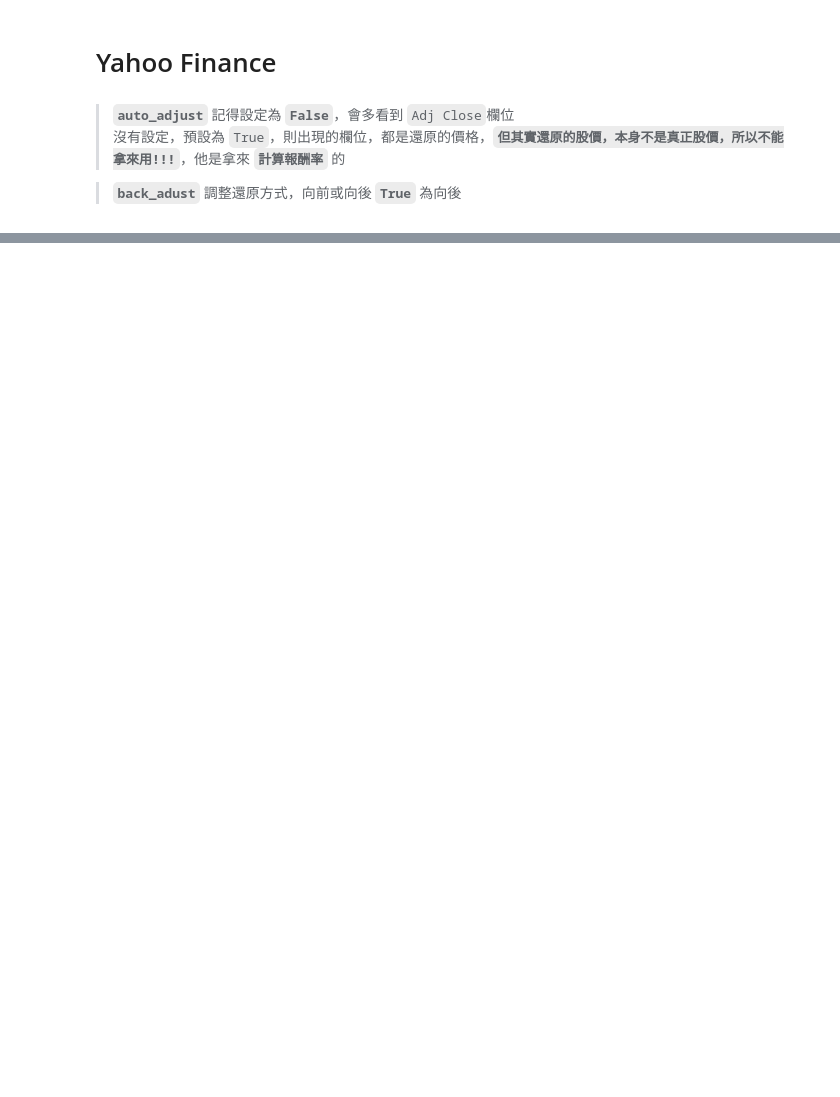
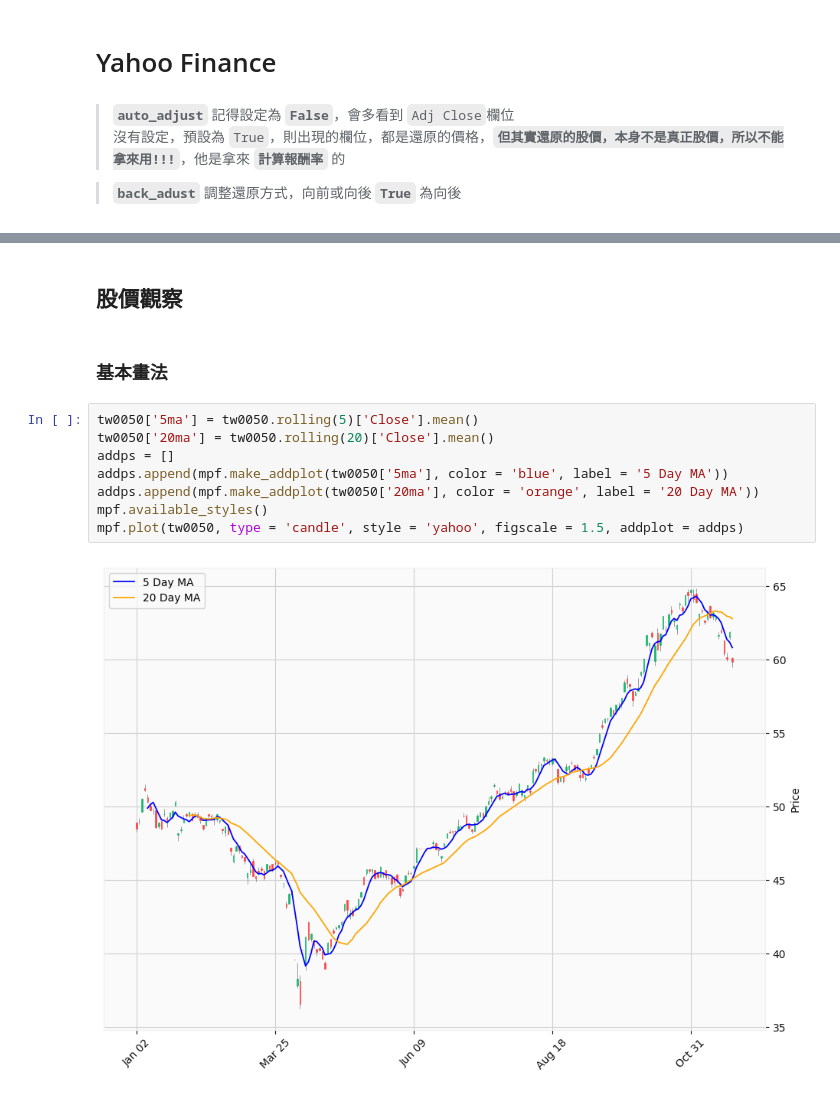
Before and after one commit to RayWang98/class_20251113, a Jupyter notebook: 20251122_financedata.ipynb, the cells around one changed output, grey strips where cells are left out. Cells and saved outputs as stored; diff of their text form; blank space fills up the shorter version.

```diff
--- a/20251122_financedata.ipynb
+++ b/20251122_financedata.ipynb
@@ -41,0 +72,14 @@ mpf.plot(tw0050, type = 'candle')
+# %% [markdown]
+## 股價觀察
+# %% [markdown]
+### 基本畫法
+# %%
+tw0050['5ma'] = tw0050.rolling(5)['Close'].mean()
+tw0050['20ma'] = tw0050.rolling(20)['Close'].mean()
+addps = []
+addps.append(mpf.make_addplot(tw0050['5ma'], color = 'blue', label = '5 Day MA'))
+addps.append(mpf.make_addplot(tw0050['20ma'], color = 'orange', label = '20 Day MA'))
+mpf.available_styles()
+mpf.plot(tw0050, type = 'candle', style = 'yahoo', figscale = 1.5, addplot = addps)
+# %% [output]
+[figure, added]
```
Also changed, not shown: parts of 11 cells of this notebook.
